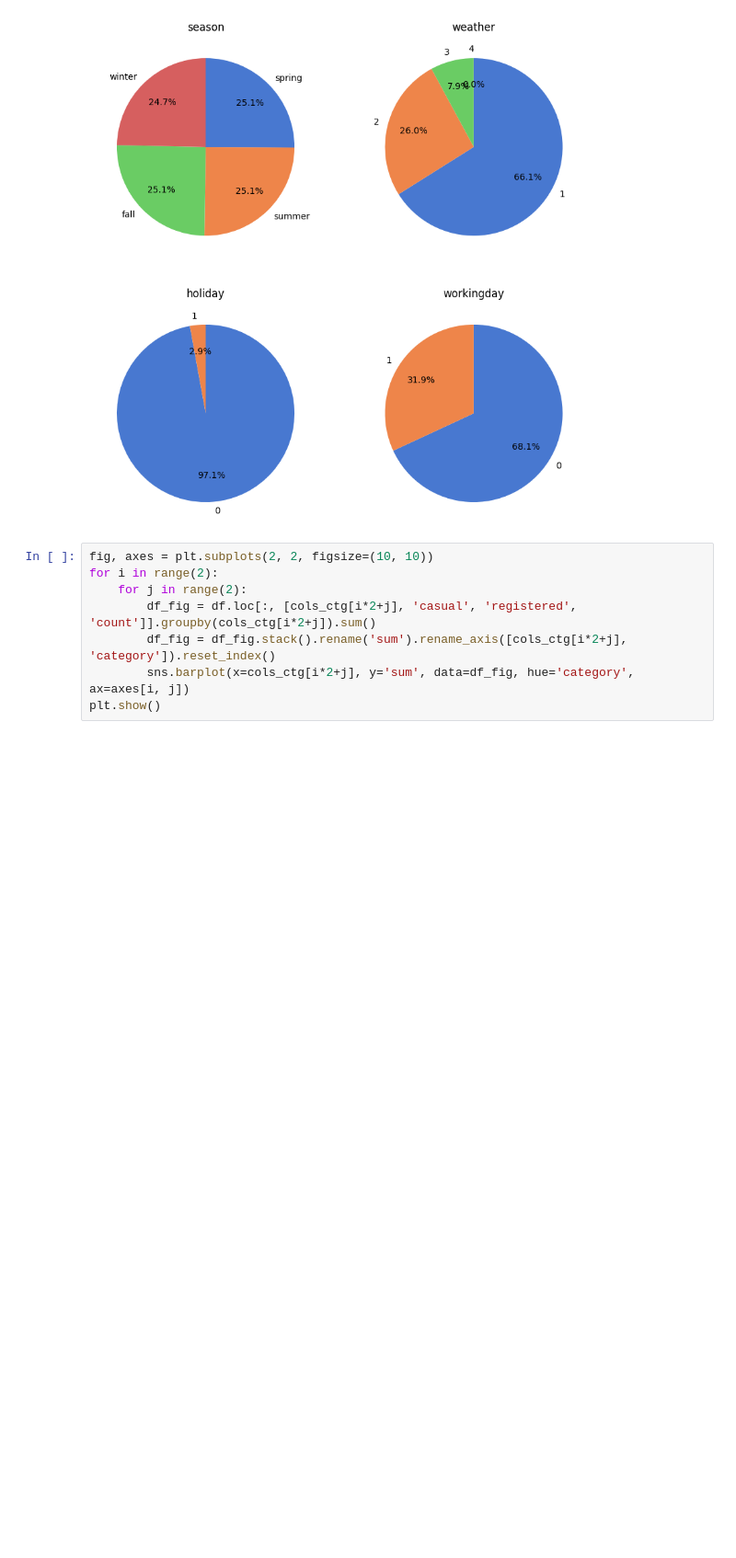
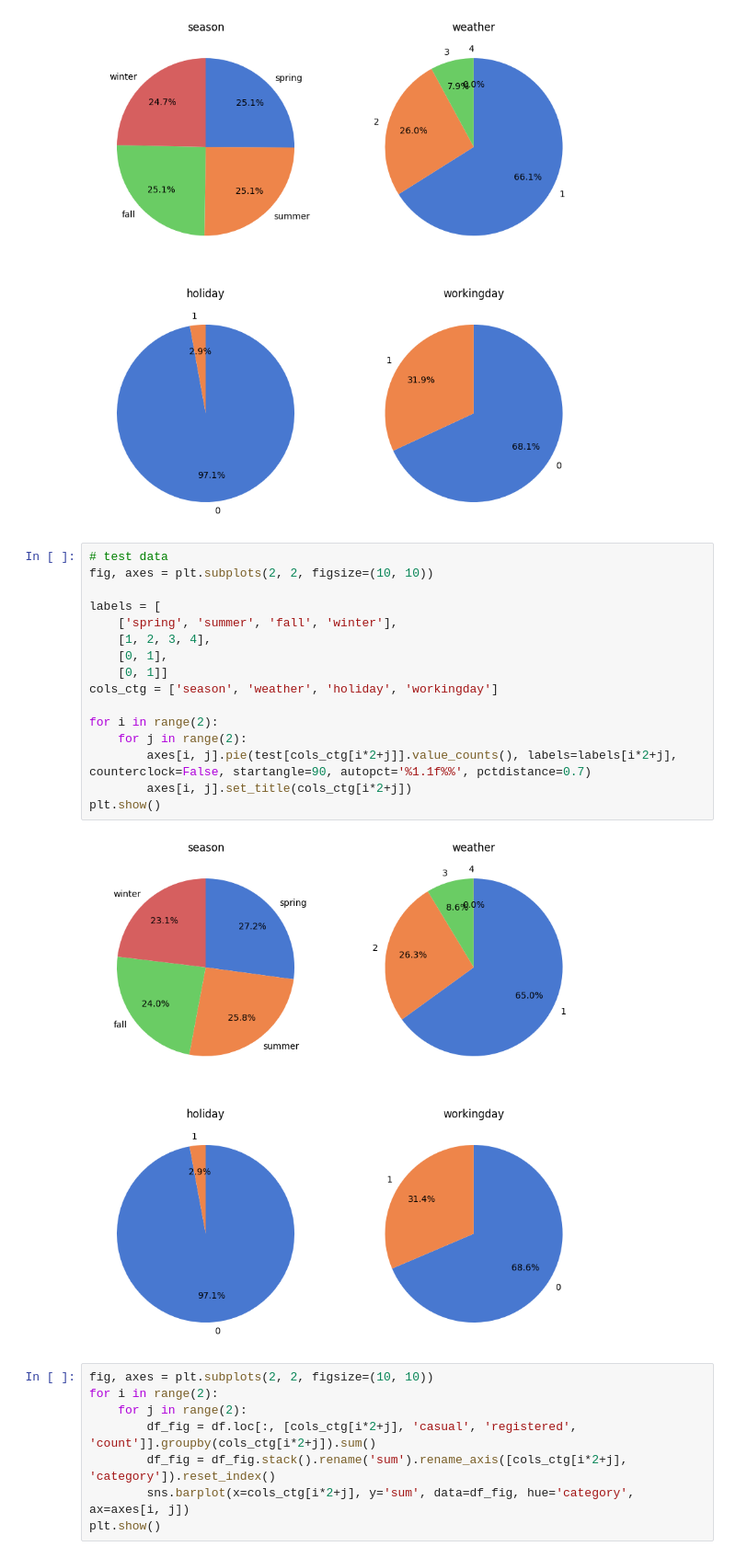
Before and after one commit to ryo-i1/bike, a Jupyter notebook: bike_analysis.ipynb, the cells around one changed output. Shown at 92% size. Cells and saved outputs as stored; diff of their text form; blank space fills up the shorter version.

```diff
--- a/bike_analysis.ipynb
+++ b/bike_analysis.ipynb
@@ -89,6 +89,24 @@ for i in range(2):
 plt.show()
 # %% [output]
 [figure]
+# %%
+# test data
+fig, axes = plt.subplots(2, 2, figsize=(10, 10))
+
+labels = [
+    ['spring', 'summer', 'fall', 'winter'],
+    [1, 2, 3, 4],
+    [0, 1],
+    [0, 1]]
+cols_ctg = ['season', 'weather', 'holiday', 'workingday']
+
+for i in range(2):
+    for j in range(2):
+        axes[i, j].pie(test[cols_ctg[i*2+j]].value_counts(), labels=labels[i*2+j], counterclock=False, startangle=90, autopct='%1.1f%%', pctdistance=0.7)
+        axes[i, j].set_title(cols_ctg[i*2+j])
+plt.show()
+# %% [output]
+[figure, added]
 # %%
 fig, axes = plt.subplots(2, 2, figsize=(10, 10))
 for i in range(2):
```
Also changed, not shown: parts of 3 cells of this notebook, 3 other files.
